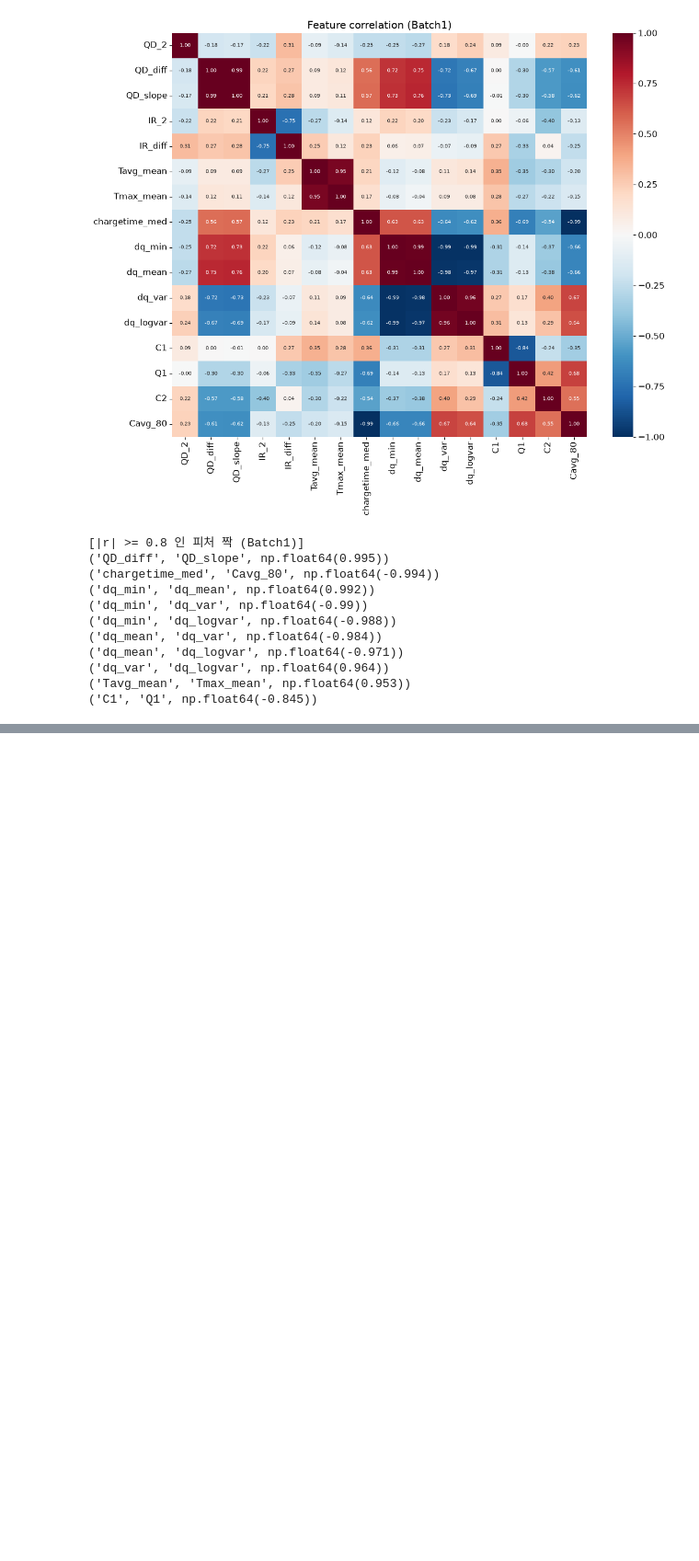
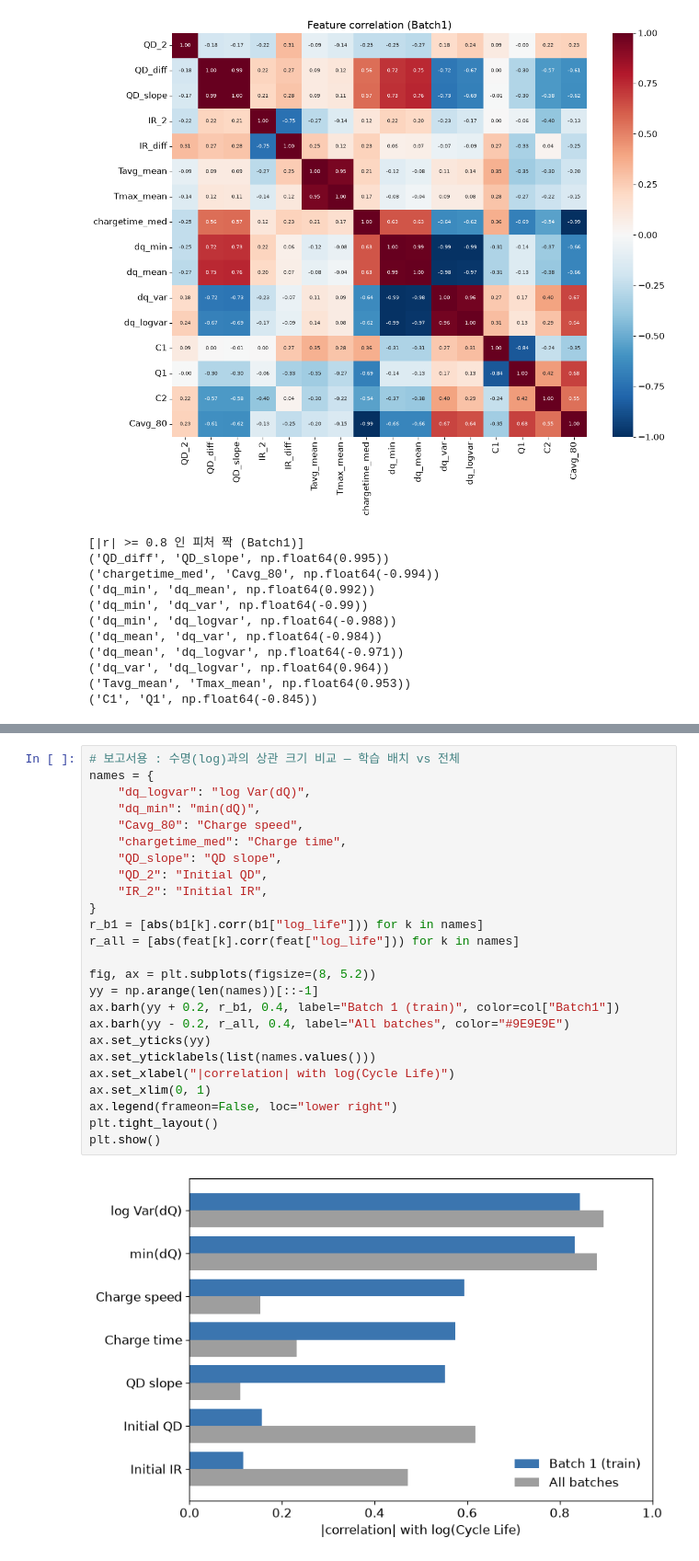
Before and after one commit to horang-ro/ess-battery-project, a Jupyter notebook: notebooks/01_EDA.ipynb, the cells around one changed output, grey strips where cells are left out. Shown at 92% size. Saved outputs shown, nothing was run; the diff lists cells and outputs as text; blank space fills up the shorter version.

```diff
--- a/notebooks/01_EDA.ipynb
+++ b/notebooks/01_EDA.ipynb
@@ -1258,0 +1282,27 @@ IR_2                    0.116    -0.472
+# %%
+# 보고서용 : 수명(log)과의 상관 크기 비교 — 학습 배치 vs 전체
+names = {
+    "dq_logvar": "log Var(dQ)",
+    "dq_min": "min(dQ)",
+    "Cavg_80": "Charge speed",
+    "chargetime_med": "Charge time",
+    "QD_slope": "QD slope",
+    "QD_2": "Initial QD",
+    "IR_2": "Initial IR",
+}
+r_b1 = [abs(b1[k].corr(b1["log_life"])) for k in names]
+r_all = [abs(feat[k].corr(feat["log_life"])) for k in names]
+
+fig, ax = plt.subplots(figsize=(8, 5.2))
+yy = np.arange(len(names))[::-1]
+ax.barh(yy + 0.2, r_b1, 0.4, label="Batch 1 (train)", color=col["Batch1"])
+ax.barh(yy - 0.2, r_all, 0.4, label="All batches", color="#9E9E9E")
+ax.set_yticks(yy)
+ax.set_yticklabels(list(names.values()))
+ax.set_xlabel("|correlation| with log(Cycle Life)")
+ax.set_xlim(0, 1)
+ax.legend(frameon=False, loc="lower right")
+plt.tight_layout()
+plt.show()
+# %% [output]
+[figure, added]
```
Also changed, not shown: parts of 4 cells of this notebook, 9 other files.
